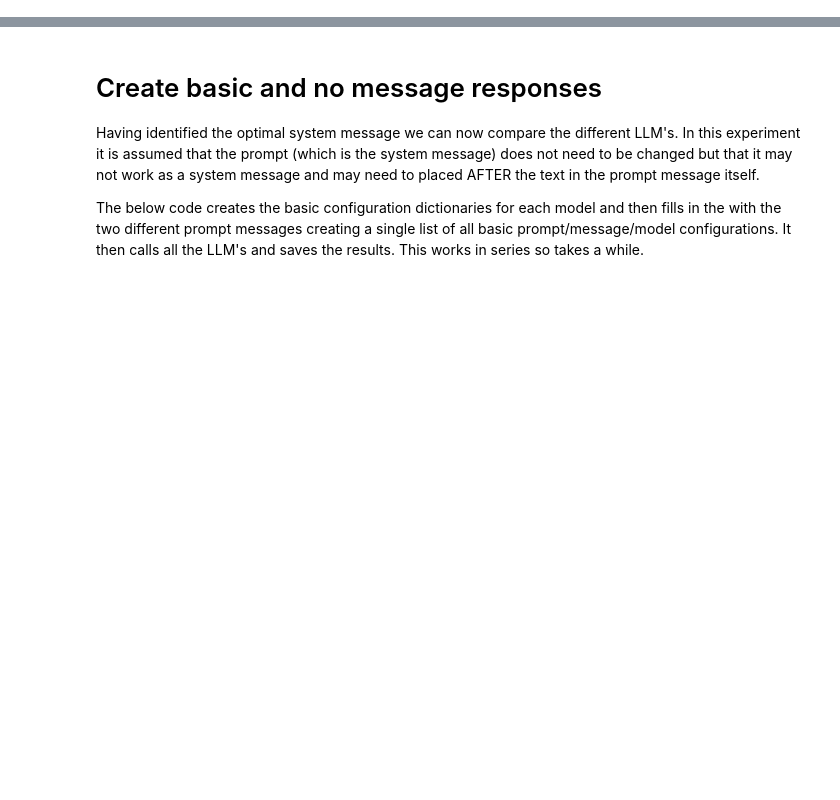
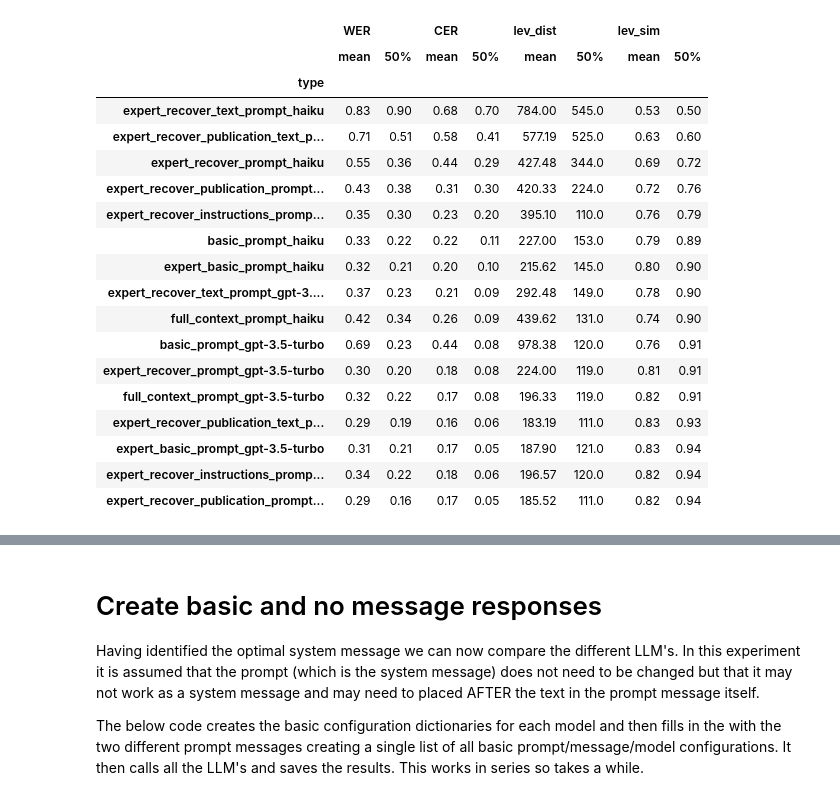
Before and after one commit to JonnoB/redigitalize, a Jupyter notebook: create_pipeline.ipynb, the cells around one changed output, grey strips where cells are left out. Cells and saved outputs as stored; diff of their text form; code cells hidden in the pictures; blank space fills up the shorter version.

Commit message:
created prompt testing function

```diff
--- a/create_pipeline.ipynb
+++ b/create_pipeline.ipynb
@@ -60,0 +211,25 @@ compare_request_configurations(test_data_df, message_test_configs, folder_path='
+# %%
+performance_eval2 = performance_eval.copy()
+performance_eval2['type'] = performance_eval2['type'].str.replace("claude-3-haiku-20240307", "haiku").replace("gpt-3.5-turbo", "gpt-3.5")
+# %%
+performance_eval2.drop(columns = 'File Name').groupby('type').describe().filter(regex = '50|mean').round(2).sort_values(('lev_sim', '50%'))
+# %% [output]
+|  | WER |  | CER |  | lev_dist |  | lev_sim |  |
+|  | mean | 50% | mean | 50% | mean | 50% | mean | 50% |
+| type |  |  |  |  |  |  |  |  |
+| expert_recover_text_prompt_haiku | 0.83 | 0.90 | 0.68 | 0.70 | 784.00 | 545.0 | 0.53 | 0.50 |
+| expert_recover_publication_text_p... | 0.71 | 0.51 | 0.58 | 0.41 | 577.19 | 525.0 | 0.63 | 0.60 |
+| expert_recover_prompt_haiku | 0.55 | 0.36 | 0.44 | 0.29 | 427.48 | 344.0 | 0.69 | 0.72 |
+| expert_recover_publication_prompt... | 0.43 | 0.38 | 0.31 | 0.30 | 420.33 | 224.0 | 0.72 | 0.76 |
+| expert_recover_instructions_promp... | 0.35 | 0.30 | 0.23 | 0.20 | 395.10 | 110.0 | 0.76 | 0.79 |
+| basic_prompt_haiku | 0.33 | 0.22 | 0.22 | 0.11 | 227.00 | 153.0 | 0.79 | 0.89 |
+| expert_basic_prompt_haiku | 0.32 | 0.21 | 0.20 | 0.10 | 215.62 | 145.0 | 0.80 | 0.90 |
+| expert_recover_text_prompt_gpt-3.... | 0.37 | 0.23 | 0.21 | 0.09 | 292.48 | 149.0 | 0.78 | 0.90 |
+| full_context_prompt_haiku | 0.42 | 0.34 | 0.26 | 0.09 | 439.62 | 131.0 | 0.74 | 0.90 |
+| basic_prompt_gpt-3.5-turbo | 0.69 | 0.23 | 0.44 | 0.08 | 978.38 | 120.0 | 0.76 | 0.91 |
+| expert_recover_prompt_gpt-3.5-turbo | 0.30 | 0.20 | 0.18 | 0.08 | 224.00 | 119.0 | 0.81 | 0.91 |
+| full_context_prompt_gpt-3.5-turbo | 0.32 | 0.22 | 0.17 | 0.08 | 196.33 | 119.0 | 0.82 | 0.91 |
+| expert_recover_publication_text_p... | 0.29 | 0.19 | 0.16 | 0.06 | 183.19 | 111.0 | 0.83 | 0.93 |
+| expert_basic_prompt_gpt-3.5-turbo | 0.31 | 0.21 | 0.17 | 0.05 | 187.90 | 121.0 | 0.83 | 0.94 |
+| expert_recover_instructions_promp... | 0.34 | 0.22 | 0.18 | 0.06 | 196.57 | 120.0 | 0.82 | 0.94 |
+| expert_recover_publication_prompt... | 0.29 | 0.16 | 0.17 | 0.05 | 185.52 | 111.0 | 0.82 | 0.94 |
```
Also changed, not shown: parts of 21 cells of this notebook, 2 other files.
